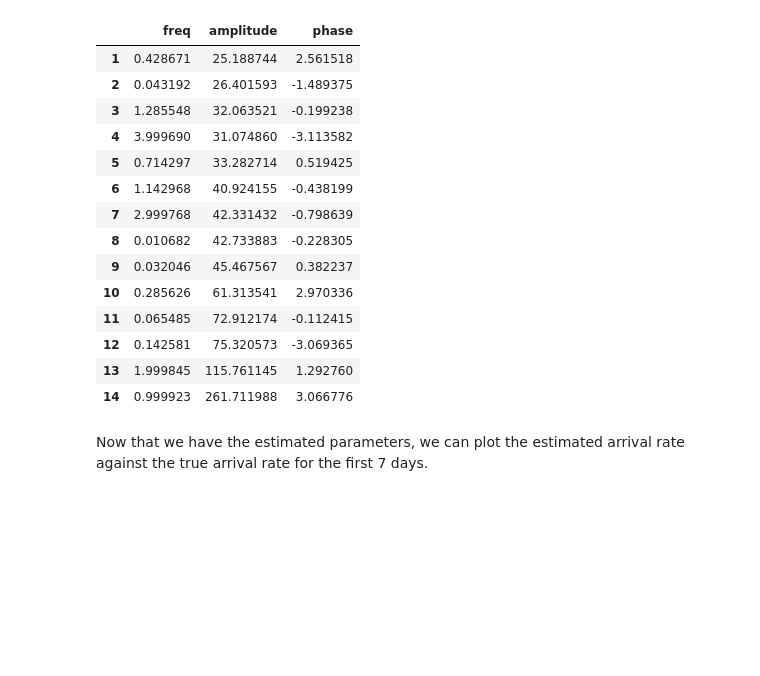
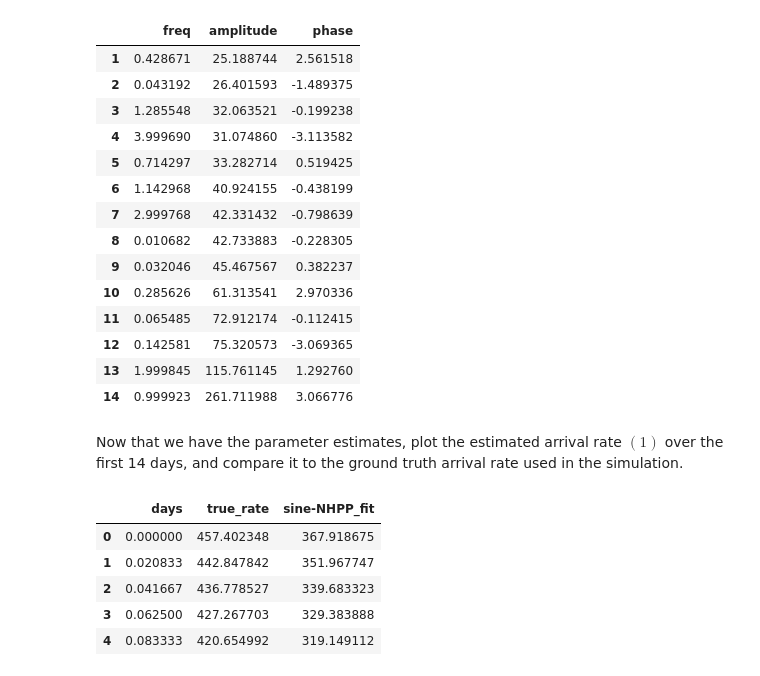
Before and after one commit to rgurlek/sine-NHPP, a Jupyter notebook: sine-NHPP_tutorial.ipynb, the cells around one changed output. Cells and saved outputs as stored; diff of their text form; code cells hidden in the pictures; blank space fills up the shorter version.

```diff
--- a/sine-NHPP_tutorial.ipynb
+++ b/sine-NHPP_tutorial.ipynb
@@ -99,5 +102,5 @@ fitted_params
 | 13 | 1.999845 | 115.761145 | 1.292760 |
 | 14 | 0.999923 | 261.711988 | 3.066776 |
 # %% [markdown]
-Now that we have the estimated parameters, we can plot the estimated arrival rate against the true arrival rate for the first 7 days.
+Now that we have the parameter estimates, plot the estimated arrival rate $(1)$ over the first 14 days, and compare it to the ground truth arrival rate used in the simulation.
 # %%
@@ -112,2 +117,11 @@ pc_truth["sine_estimate"] = [sine_estimate(x, constant, fitted_params)
+# %%
+ground_truth.head()
+# %% [output]
+|  | days | true_rate | sine-NHPP_fit |
+| 0 | 0.000000 | 457.402348 | 367.918675 |
+| 1 | 0.020833 | 442.847842 | 351.967747 |
+| 2 | 0.041667 | 436.778527 | 339.683323 |
+| 3 | 0.062500 | 427.267703 | 329.383888 |
+| 4 | 0.083333 | 420.654992 | 319.149112 |
 # %%
 fig, ax = plt.subplots()
```
Also changed, not shown: parts of 9 cells of this notebook, 1 other file.
